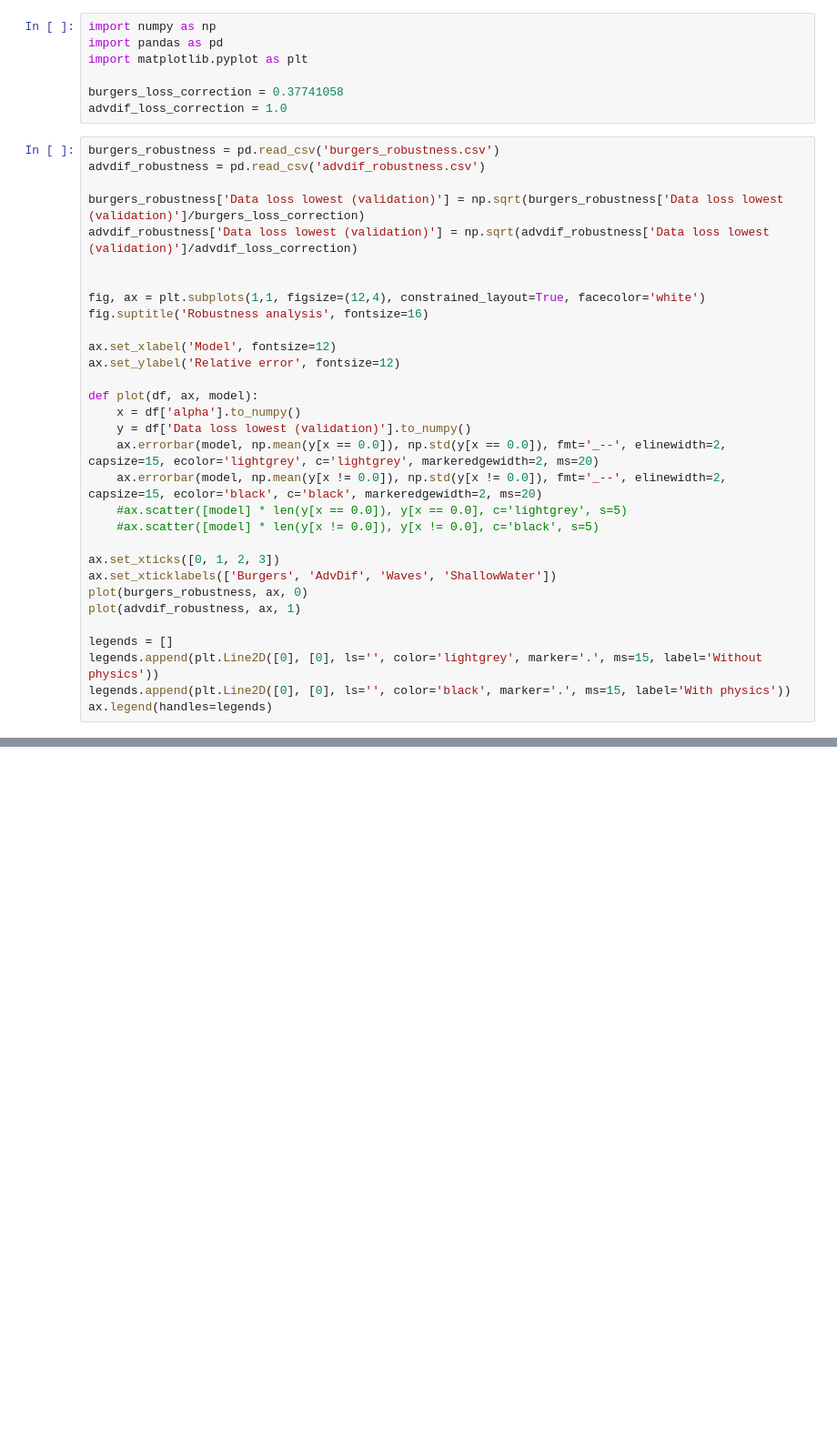
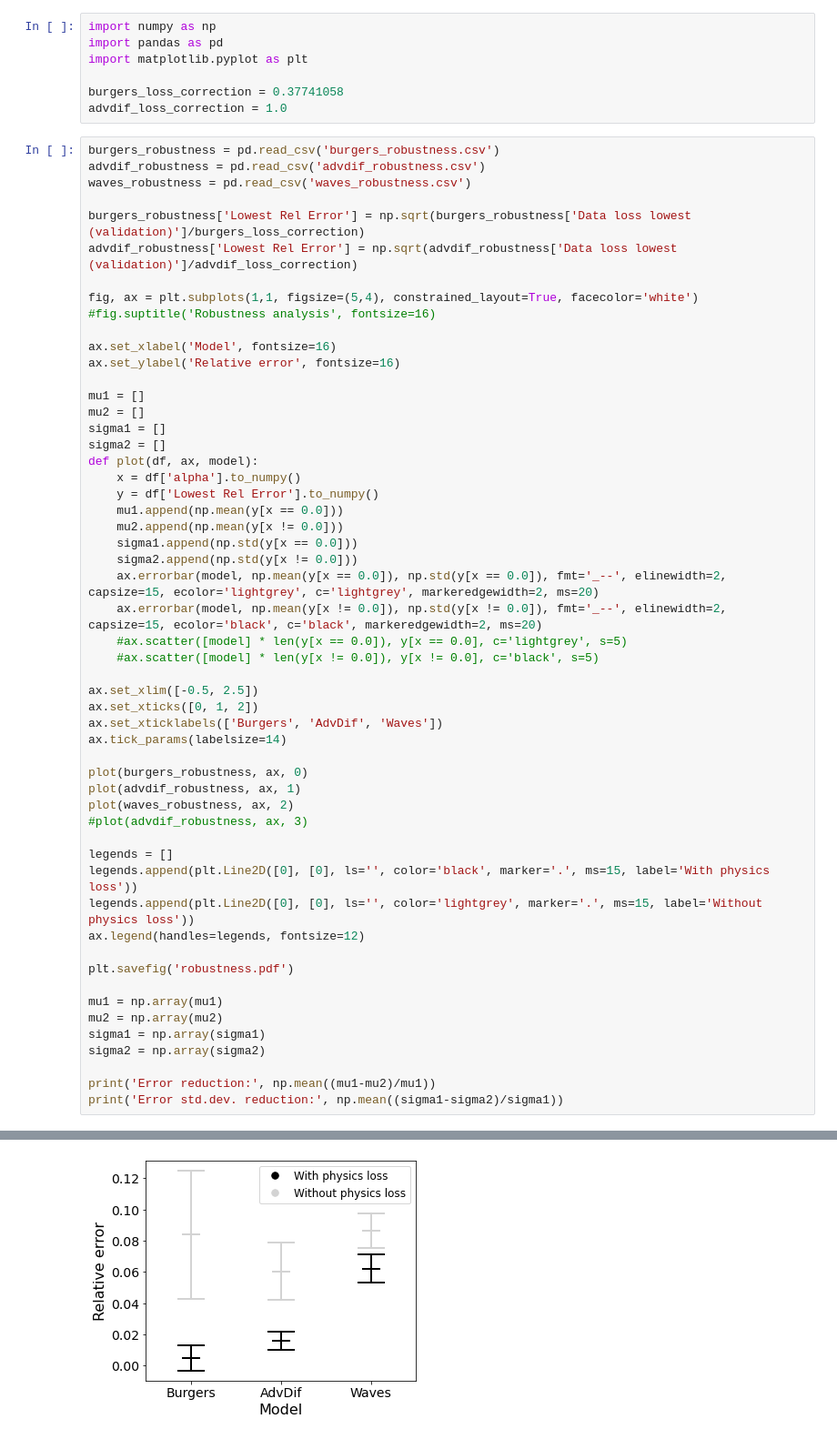
Before and after one commit to Inria-Chile/assessing-pinns-ocean-modelling, a Jupyter notebook: Plots/Paper.ipynb, the cells around one changed output, grey strips where cells are left out. Shown: that part at 91% size. Drawn from its saved outputs; the diff is of its cells as text; blank space fills up the shorter version.

```diff
--- a/Plots/Paper.ipynb
+++ b/Plots/Paper.ipynb
@@ -8,32 +8,55 @@ advdif_loss_correction = 1.0
 # %%
 burgers_robustness = pd.read_csv('burgers_robustness.csv')
 advdif_robustness = pd.read_csv('advdif_robustness.csv')
+waves_robustness = pd.read_csv('waves_robustness.csv')
 
-burgers_robustness['Data loss lowest (validation)'] = np.sqrt(burgers_robustness['Data loss lowest (validation)']/burgers_loss_correction)
-advdif_robustness['Data loss lowest (validation)'] = np.sqrt(advdif_robustness['Data loss lowest (validation)']/advdif_loss_correction)
+burgers_robustness['Lowest Rel Error'] = np.sqrt(burgers_robustness['Data loss lowest (validation)']/burgers_loss_correction)
+advdif_robustness['Lowest Rel Error'] = np.sqrt(advdif_robustness['Data loss lowest (validation)']/advdif_loss_correction)
 
+fig, ax = plt.subplots(1,1, figsize=(5,4), constrained_layout=True, facecolor='white')
+#fig.suptitle('Robustness analysis', fontsize=16)
 
-fig, ax = plt.subplots(1,1, figsize=(12,4), constrained_layout=True, facecolor='white')
-fig.suptitle('Robustness analysis', fontsize=16)
+ax.set_xlabel('Model', fontsize=16)
+ax.set_ylabel('Relative error', fontsize=16)
 
-ax.set_xlabel('Model', fontsize=12)
-ax.set_ylabel('Relative error', fontsize=12)
-
+mu1 = []
+mu2 = []
+sigma1 = []
+sigma2 = []
 def plot(df, ax, model):
     x = df['alpha'].to_numpy()
-    y = df['Data loss lowest (validation)'].to_numpy()
+    y = df['Lowest Rel Error'].to_numpy()
+    mu1.append(np.mean(y[x == 0.0]))
+    mu2.append(np.mean(y[x != 0.0]))
+    sigma1.append(np.std(y[x == 0.0]))
+    sigma2.append(np.std(y[x != 0.0]))
     ax.errorbar(model, np.mean(y[x == 0.0]), np.std(y[x == 0.0]), fmt='_--', elinewidth=2, capsize=15, ecolor='lightgrey', c='lightgrey', markeredgewidth=2, ms=20)
     ax.errorbar(model, np.mean(y[x != 0.0]), np.std(y[x != 0.0]), fmt='_--', elinewidth=2, capsize=15, ecolor='black', c='black', markeredgewidth=2, ms=20)
     #ax.scatter([model] * len(y[x == 0.0]), y[x == 0.0], c='lightgrey', s=5)
     #ax.scatter([model] * len(y[x != 0.0]), y[x != 0.0], c='black', s=5)
 
-ax.set_xticks([0, 1, 2, 3])
-ax.set_xticklabels(['Burgers', 'AdvDif', 'Waves', 'ShallowWater'])
+ax.set_xlim([-0.5, 2.5])
+ax.set_xticks([0, 1, 2])
+ax.set_xticklabels(['Burgers', 'AdvDif', 'Waves'])
+ax.tick_params(labelsize=14)
+
 plot(burgers_robustness, ax, 0)
 plot(advdif_robustness, ax, 1)
+plot(waves_robustness, ax, 2)
+#plot(advdif_robustness, ax, 3)
 
 legends = []
-legends.append(plt.Line2D([0], [0], ls='', color='lightgrey', marker='.', ms=15, label='Without physics'))
-legends.append(plt.Line2D([0], [0], ls='', color='black', marker='.', ms=15, label='With physics'))
-ax.legend(handles=legends)
+legends.append(plt.Line2D([0], [0], ls='', color='black', marker='.', ms=15, label='With physics loss'))
+legends.append(plt.Line2D([0], [0], ls='', color='lightgrey', marker='.', ms=15, label='Without physics loss'))
+ax.legend(handles=legends, fontsize=12)
+
+plt.savefig('robustness.pdf')
+
+mu1 = np.array(mu1)
+mu2 = np.array(mu2)
+sigma1 = np.array(sigma1)
+sigma2 = np.array(sigma2)
+
+print('Error reduction:', np.mean((mu1-mu2)/mu1))
+print('Error std.dev. reduction:', np.mean((sigma1-sigma2)/sigma1))
 # %% [output]
@@ -40,0 +65 @@ ax.legend(handles=legends)
+[figure, added]
```
Also changed, not shown: parts of 3 cells of this notebook, 9 other files.
